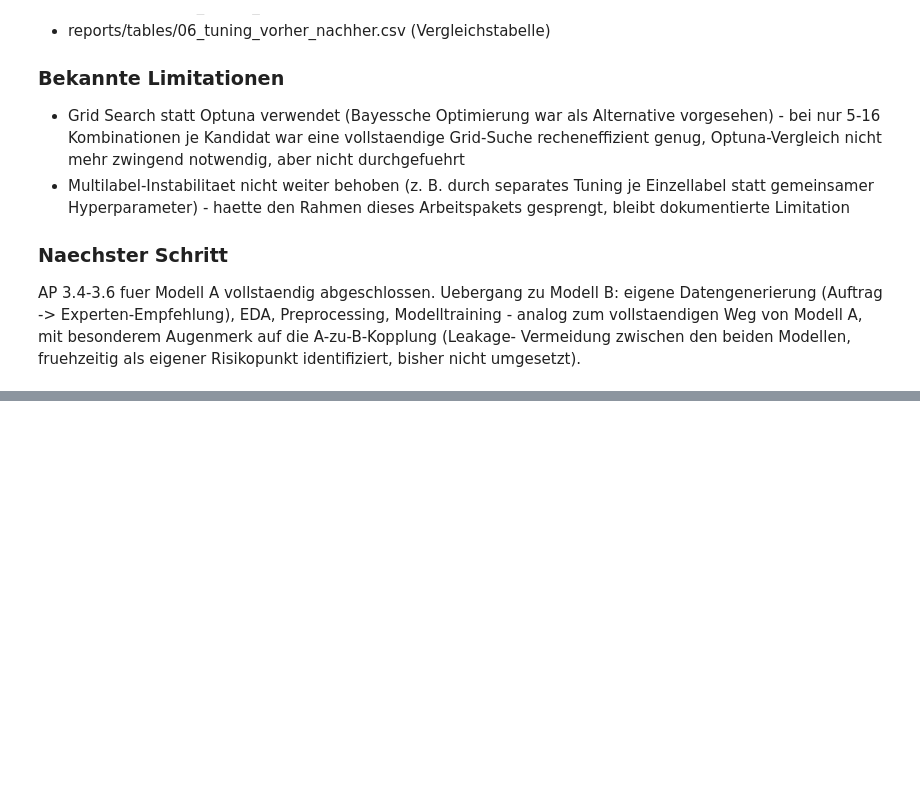
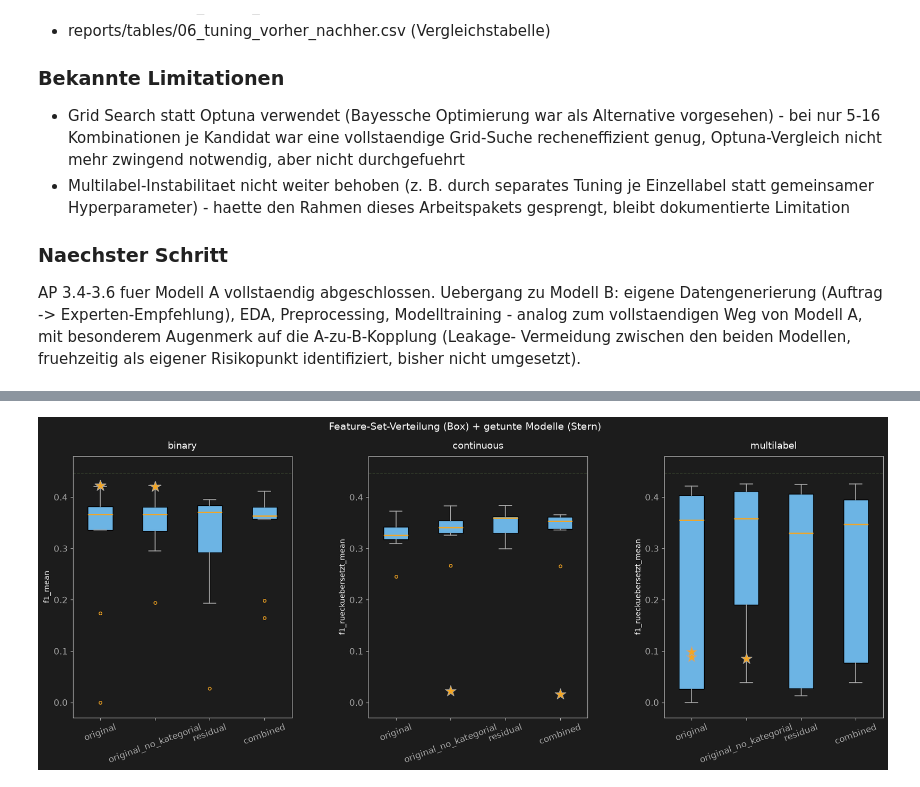
Before and after one commit to AwaTekoete/_MyExtrusionML_Synthetisch, a Jupyter notebook: notebooks/06_hyperparameter_tuning_model_a.ipynb, the cells around one changed output, grey strips where cells are left out. Saved outputs shown, nothing was run; the diff lists cells and outputs as text; code cells hidden in the pictures; blank space fills up the shorter version.

```diff
--- a/notebooks/06_hyperparameter_tuning_model_a.ipynb
+++ b/notebooks/06_hyperparameter_tuning_model_a.ipynb
@@ -540,0 +653,37 @@ Risikopunkt identifiziert, bisher nicht umgesetzt).
+# %%
+# =============================================================================
+# Zelle 11 – Grafik 2 (Overlay): Feature-Set-Verteilung + getunter Marker
+# (KORRIGIERT: kuerzere Titel, mehr Subplot-Abstand gegen Ueberlappung)
+# =============================================================================
+ergebnisse_final_df = pd.read_csv("../reports/tables/05_ablation_results_final.csv")
+primary_metric = {"binary": "f1_mean", "continuous": "f1_rueckuebersetzt_mean", "multilabel": "f1_rueckuebersetzt_mean"}
+BAYES_FLOOR, ZUFALLS_BASELINE = 0.447, 0.343
+
+fig, axes = plt.subplots(1, 3, figsize=(20, 6.5))
+plt.subplots_adjust(wspace=0.35, top=0.88)
+
+for ax, (tv, metric_col) in zip(axes, primary_metric.items()):
+    sub = ergebnisse_final_df[ergebnisse_final_df["zielgroesse"] == tv]
+    daten_je_fs = [sub[sub["feature_set"] == fs][metric_col].values for fs in FEATURE_SETS]
+    bp = ax.boxplot(daten_je_fs, tick_labels=list(FEATURE_SETS.keys()), patch_artist=True, **BOXPLOT_STYLE)
+    for box in bp["boxes"]:
+        box.set_facecolor(COLOR_BLUE)
+
+    getunt_sub = vergleich_df[vergleich_df["zielgroesse"] == tv]
+    for _, row in getunt_sub.iterrows():
+        fs_index = list(FEATURE_SETS.keys()).index(BESTES_FEATURE_SET[row["modell"]])
+        ax.scatter(fs_index + 1, row["score_NEU_getunt"], color=COLOR_GOLD, marker="*", s=250, zorder=5,
+                   edgecolors=COLOR_TEXT_MUTED, linewidths=0.8)
+
+    ax.axhline(BAYES_FLOOR, color=COLOR_GREEN, linestyle="--", linewidth=1, alpha=0.7)
+    ax.set_title(f"{tv}", fontsize=13, pad=10)
+    ax.set_ylabel(metric_col, fontsize=10)
+    ax.set_ylim(-0.03, 0.48)
+    ax.tick_params(axis="x", rotation=20)
+
+fig.suptitle("Feature-Set-Verteilung (Box) + getunte Modelle (Stern)", fontsize=14, y=0.98)
+
+save_figure(fig, "../reports/figures/06_grafik2_overlay_feature_set.png")
+plt.show()
+# %% [output]
+[figure, added]
```
Also changed, not shown: parts of 4 cells of this notebook.
